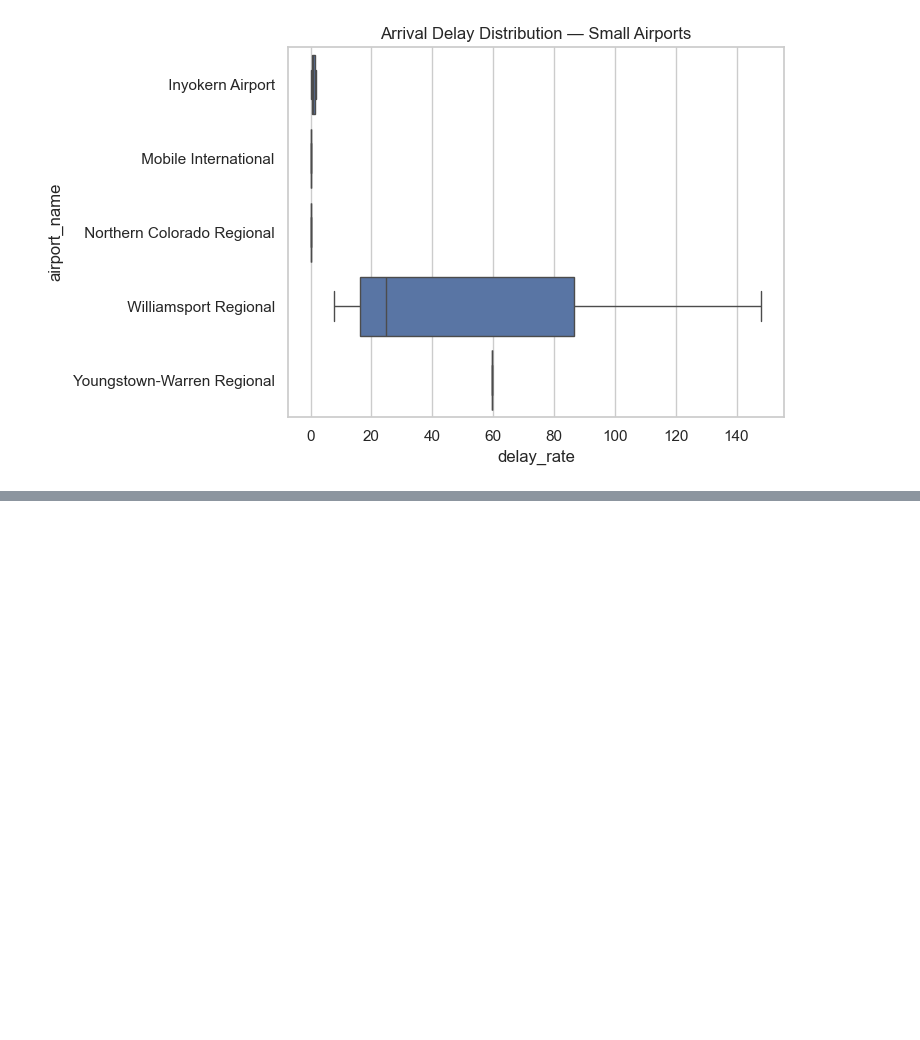
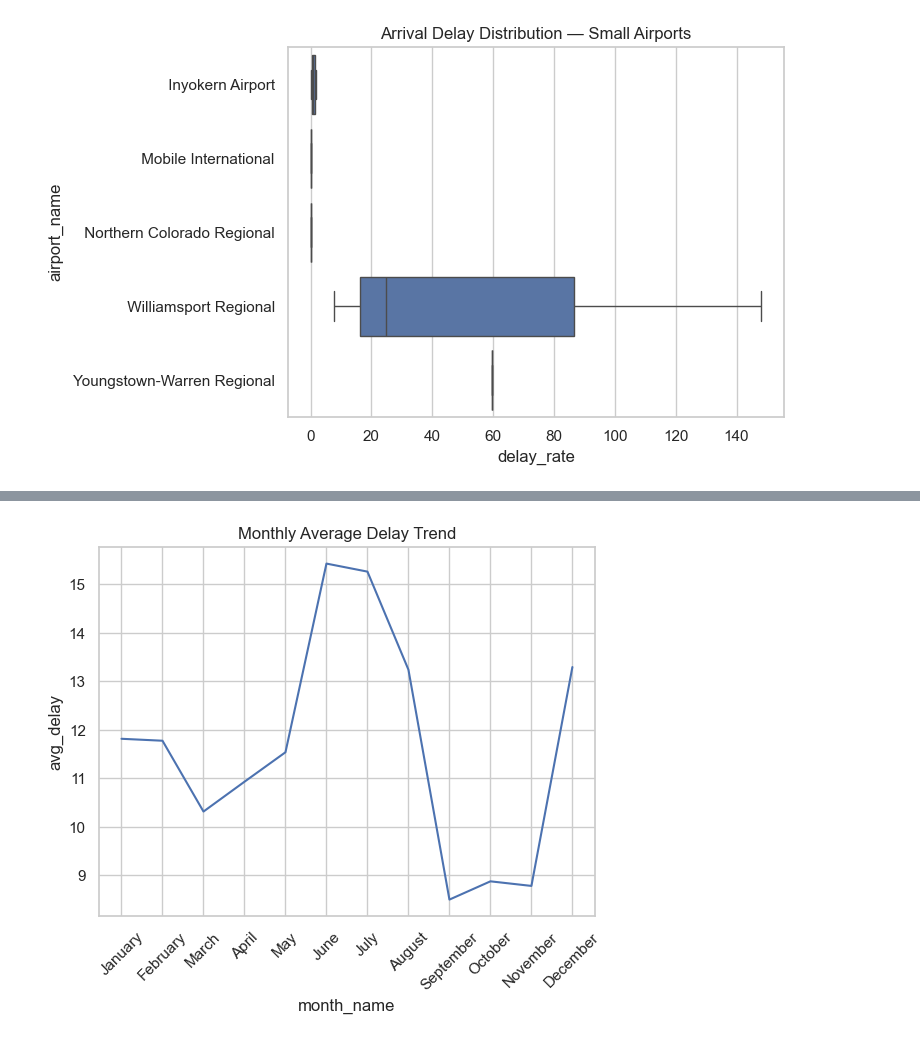
Before and after one commit to shaswat-13/flight-delay-dataset, a Jupyter notebook: notebooks/etl.ipynb, the cells around one changed output, grey strips where cells are left out. Cells and saved outputs as stored; diff of their text form; code cells hidden in the pictures; blank space fills up the shorter version.

```diff
--- a/notebooks/etl.ipynb
+++ b/notebooks/etl.ipynb
@@ -386,0 +496,14 @@ plt.show()
+# %%
+monthly_trend = (
+    df.groupby('month_name')
+      .agg(
+          total_flights=('arr_flights', 'sum'),
+          total_delay=('arr_delay', 'sum'),
+          numerical = ('month', 'min')
+      )
+)
+
+monthly_trend['avg_delay'] = (monthly_trend['total_delay'] / monthly_trend['total_flights'])
+
+monthly_trend = monthly_trend.sort_values('numerical', ascending=True)
+monthly_trend
@@ -386,0 +525,7 @@ plt.show()
+# %%
+sns.lineplot(data=monthly_trend, x=monthly_trend.index, y='avg_delay')
+plt.title("Monthly Average Delay Trend")
+plt.xticks(rotation=45)
+plt.show()
+# %% [output]
+[figure, added]
```
Also changed, not shown: parts of 22 cells of this notebook, 1 other file.
